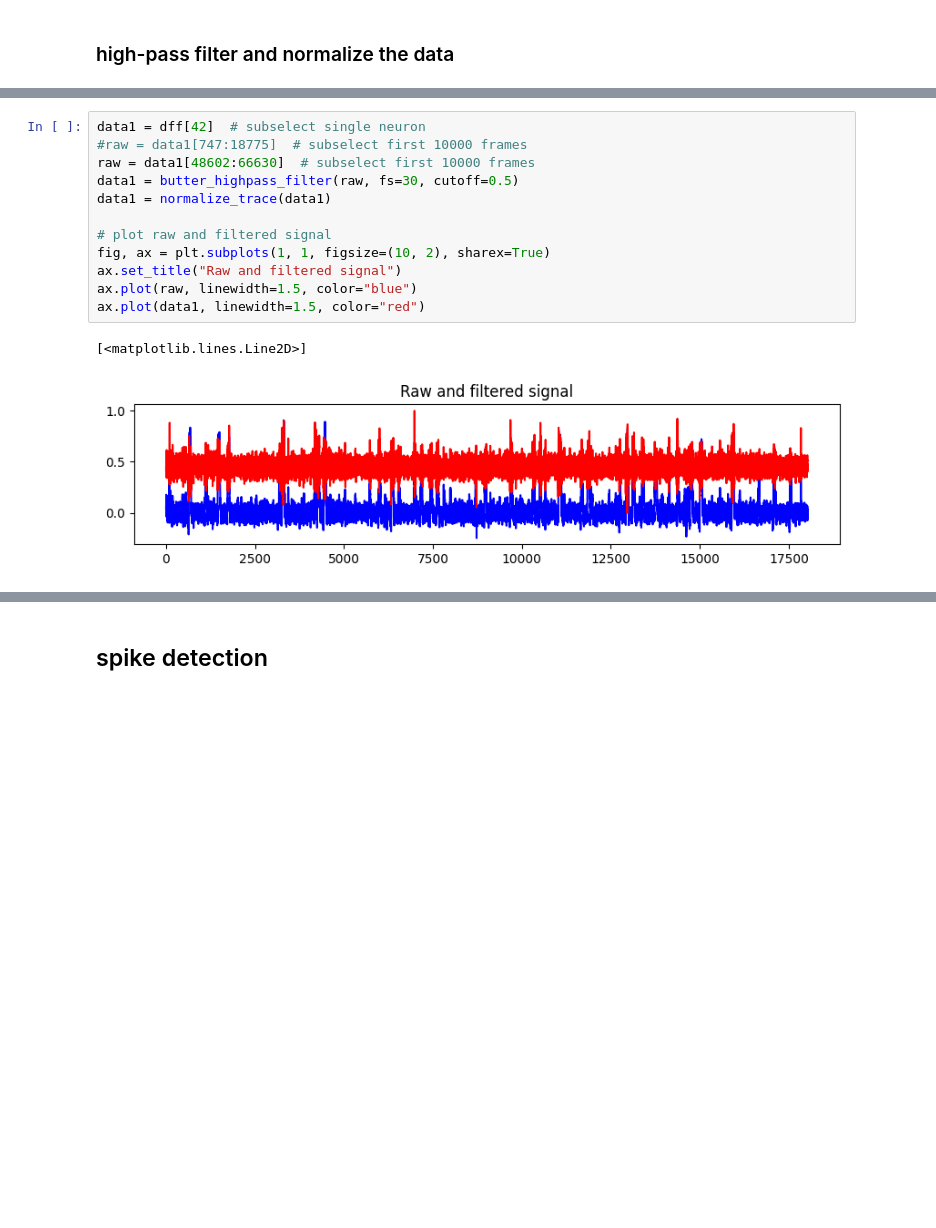
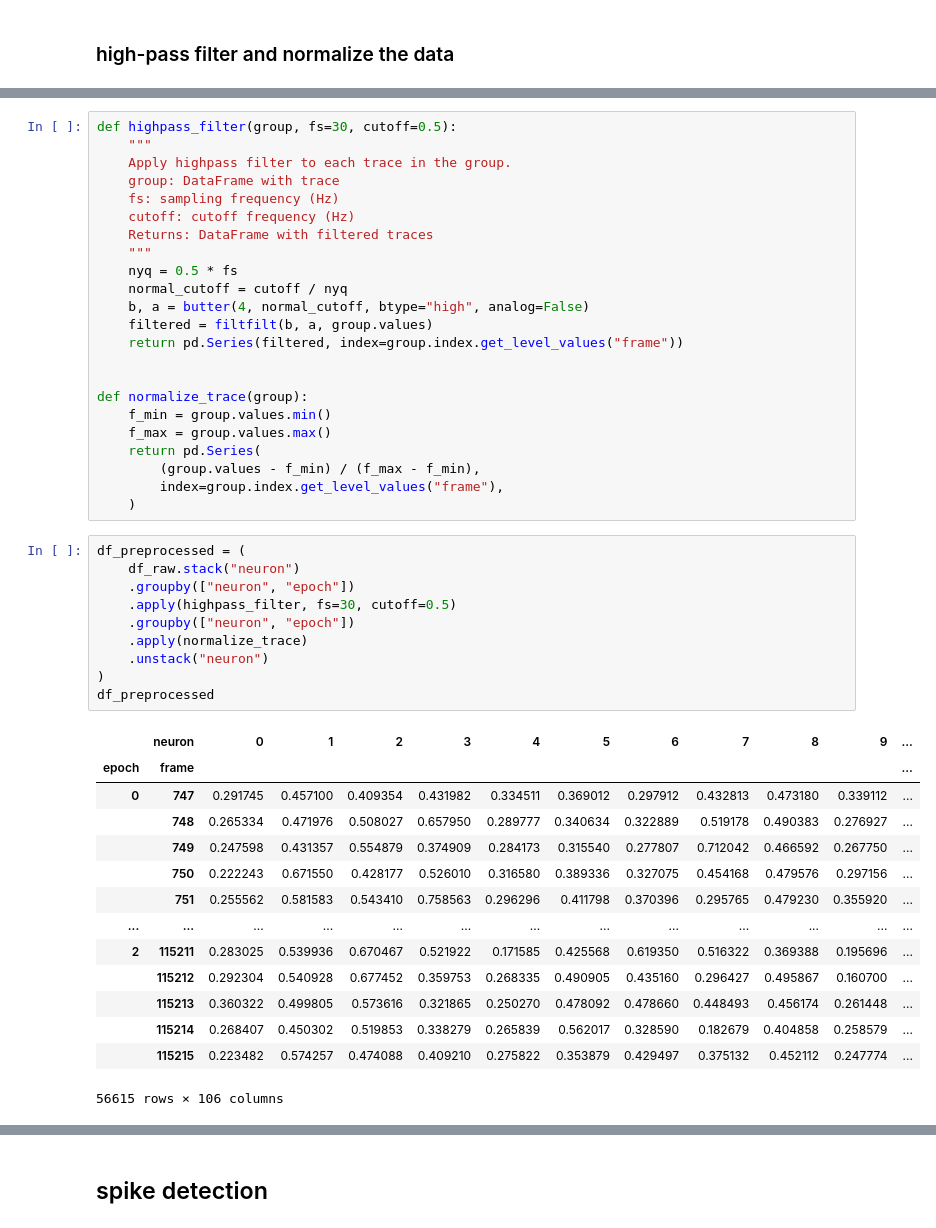
Before and after one commit to toniklenk/NeuralDataScience, a Jupyter notebook: Abschlussprojekt/practical01.ipynb, the cells around one changed output, grey strips where cells are left out. Drawn from its saved outputs; the diff is of its cells as text; blank space fills up the shorter version.

Commit message:
preprocessing with dataframe

```diff
--- a/Abschlussprojekt/practical01.ipynb
+++ b/Abschlussprojekt/practical01.ipynb
@@ -322,15 +278,48 @@ def normalize_trace(trace):
-# %%
-data1 = dff[42]  # subselect single neuron
-#raw = data1[747:18775]  # subselect first 10000 frames
-raw = data1[48602:66630]  # subselect first 10000 frames
-data1 = butter_highpass_filter(raw, fs=30, cutoff=0.5)
-data1 = normalize_trace(data1)
-
-# plot raw and filtered signal
-fig, ax = plt.subplots(1, 1, figsize=(10, 2), sharex=True)
-ax.set_title("Raw and filtered signal")
-ax.plot(raw, linewidth=1.5, color="blue")
-ax.plot(data1, linewidth=1.5, color="red")
-# %% [output]
-[<matplotlib.lines.Line2D>]
-[figure, removed]
+# %%
+def highpass_filter(group, fs=30, cutoff=0.5):
+    """
+    Apply highpass filter to each trace in the group.
+    group: DataFrame with trace
+    fs: sampling frequency (Hz)
+    cutoff: cutoff frequency (Hz)
+    Returns: DataFrame with filtered traces
+    """
+    nyq = 0.5 * fs
+    normal_cutoff = cutoff / nyq
+    b, a = butter(4, normal_cutoff, btype="high", analog=False)
+    filtered = filtfilt(b, a, group.values)
+    return pd.Series(filtered, index=group.index.get_level_values("frame"))
+
+
+def normalize_trace(group):
+    f_min = group.values.min()
+    f_max = group.values.max()
+    return pd.Series(
+        (group.values - f_min) / (f_max - f_min),
+        index=group.index.get_level_values("frame"),
+    )
+# %%
+df_preprocessed = (
+    df_raw.stack("neuron")
+    .groupby(["neuron", "epoch"])
+    .apply(highpass_filter, fs=30, cutoff=0.5)
+    .groupby(["neuron", "epoch"])
+    .apply(normalize_trace)
+    .unstack("neuron")
+)
+df_preprocessed
+# %% [output]
+|  | neuron | 0 | 1 | 2 | 3 | 4 | 5 | 6 | 7 | 8 | 9 | ... |
+| epoch | frame |  |  |  |  |  |  |  |  |  |  | ... |
+| 0 | 747 | 0.291745 | 0.457100 | 0.409354 | 0.431982 | 0.334511 | 0.369012 | 0.297912 | 0.432813 | 0.473180 | 0.339112 | ... |
+|  | 748 | 0.265334 | 0.471976 | 0.508027 | 0.657950 | 0.289777 | 0.340634 | 0.322889 | 0.519178 | 0.490383 | 0.276927 | ... |
+|  | 749 | 0.247598 | 0.431357 | 0.554879 | 0.374909 | 0.284173 | 0.315540 | 0.277807 | 0.712042 | 0.466592 | 0.267750 | ... |
+|  | 750 | 0.222243 | 0.671550 | 0.428177 | 0.526010 | 0.316580 | 0.389336 | 0.327075 | 0.454168 | 0.479576 | 0.297156 | ... |
+|  | 751 | 0.255562 | 0.581583 | 0.543410 | 0.758563 | 0.296296 | 0.411798 | 0.370396 | 0.295765 | 0.479230 | 0.355920 | ... |
+| ... | ... | ... | ... | ... | ... | ... | ... | ... | ... | ... | ... | ... |
+| 2 | 115211 | 0.283025 | 0.539936 | 0.670467 | 0.521922 | 0.171585 | 0.425568 | 0.619350 | 0.516322 | 0.369388 | 0.195696 | ... |
+|  | 115212 | 0.292304 | 0.540928 | 0.677452 | 0.359753 | 0.268335 | 0.490905 | 0.435160 | 0.296427 | 0.495867 | 0.160700 | ... |
+|  | 115213 | 0.360322 | 0.499805 | 0.573616 | 0.321865 | 0.250270 | 0.478092 | 0.478660 | 0.448493 | 0.456174 | 0.261448 | ... |
+|  | 115214 | 0.268407 | 0.450302 | 0.519853 | 0.338279 | 0.265839 | 0.562017 | 0.328590 | 0.182679 | 0.404858 | 0.258579 | ... |
+|  | 115215 | 0.223482 | 0.574257 | 0.474088 | 0.409210 | 0.275822 | 0.353879 | 0.429497 | 0.375132 | 0.452112 | 0.247774 | ... |
+56615 rows × 106 columns
```
Also changed, not shown: parts of 45 cells of this notebook.
